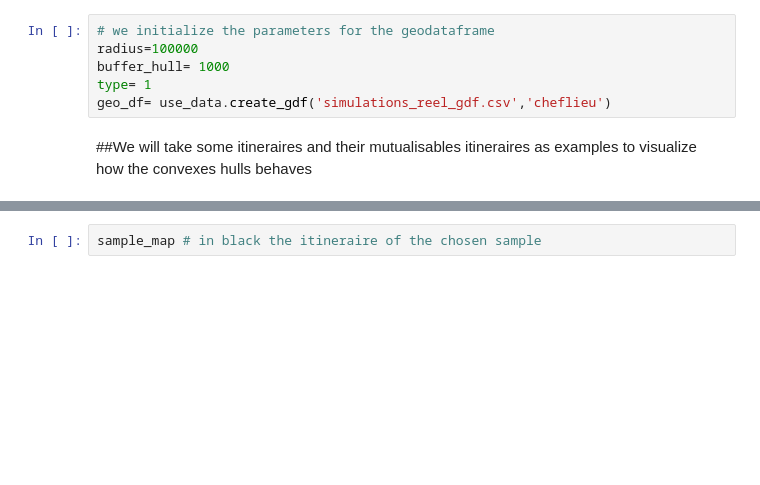
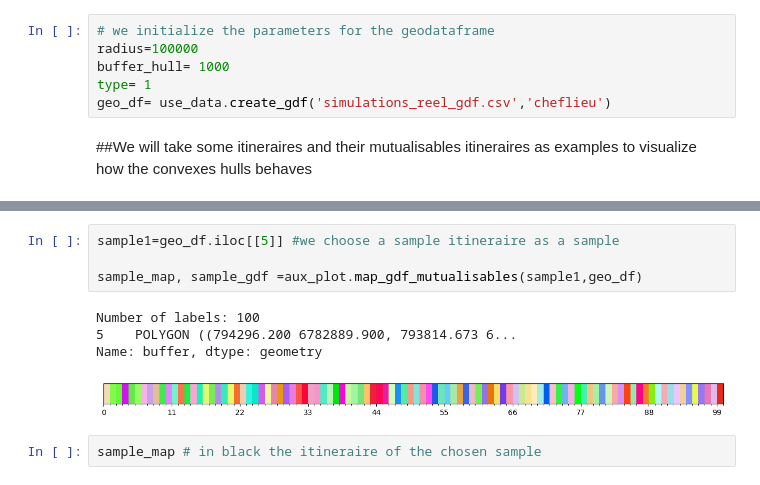
Before and after one commit to Universite-Gustave-Eiffel/geodev-logicout, a Jupyter notebook: notebooks/convex_hull.ipynb, the cells around one changed output, grey strips where cells are left out. Cells and saved outputs as stored; diff of their text form; blank space fills up the shorter version.

```diff
--- a/notebooks/convex_hull.ipynb
+++ b/notebooks/convex_hull.ipynb
@@ -132,3 +20,12 @@ Name: buffer, dtype: geometry
+# %%
+sample1=geo_df.iloc[[5]] #we choose a sample itineraire as a sample
+
+sample_map, sample_gdf =aux_plot.map_gdf_mutualisables(sample1,geo_df)
+# %% [output]
+Number of labels: 100
+5    POLYGON ((794296.200 6782889.900, 793814.673 6...
+Name: buffer, dtype: geometry
+[figure, added]
 # %%
 sample_map # in black the itineraire of the chosen sample
 # %% [output]
```
Also changed, not shown: parts of 8 cells of this notebook, 4 other files.
